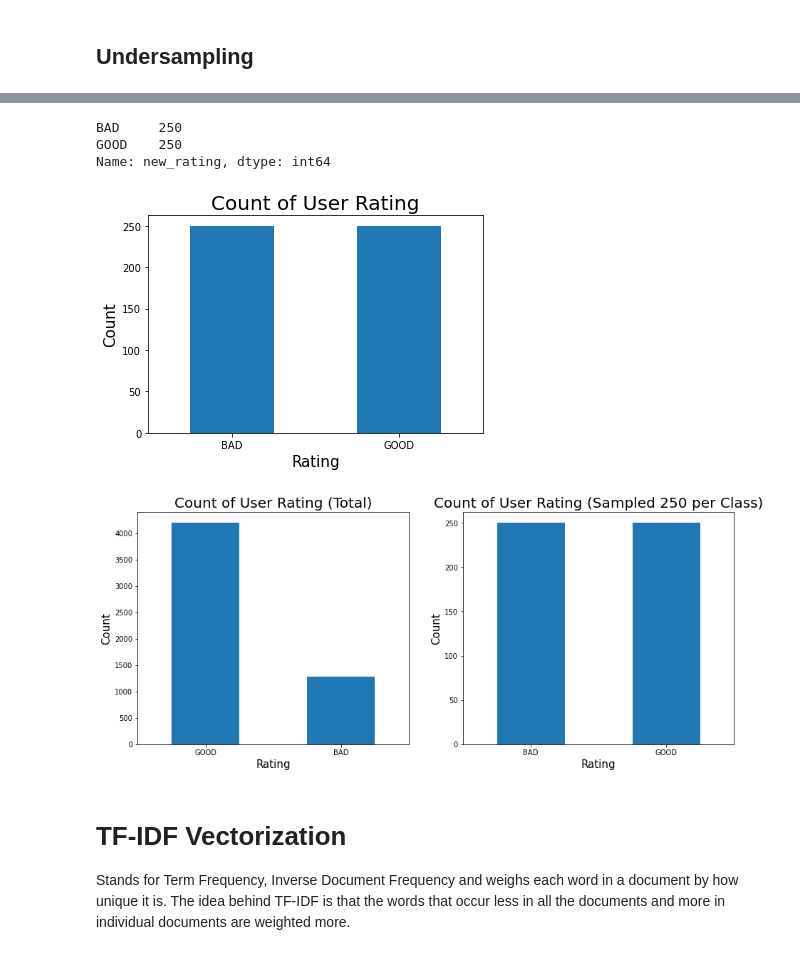
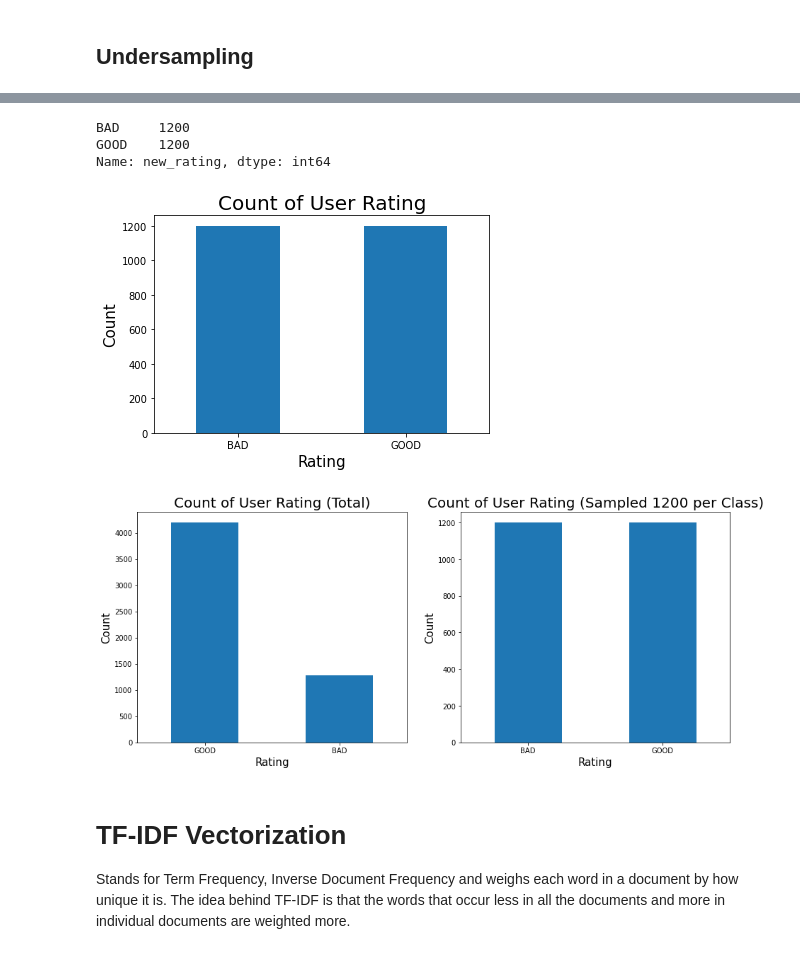
Before and after one commit to ttam37/dsc-capstone-project-v2-onl01-dtsc-ft-052620, a Jupyter notebook: sentiment_analysis_model_2.ipynb, the cells around one changed output, grey strips where cells are left out. Drawn from its saved outputs; the diff is of its cells as text; code cells hidden in the pictures.

```diff
--- a/sentiment_analysis_model_2.ipynb
+++ b/sentiment_analysis_model_2.ipynb
@@ -87,6 +101,6 @@ def undersampling(dataframe, column, list_user_rating, samples):
         df = df.append(sample)
     return df
 # %%
-undersampled_df =undersampling(final_df, 'new_rating', final_df['new_rating'].unique(), 250)
+undersampled_df =undersampling(final_df, 'new_rating', final_df['new_rating'].unique(), 1200)
 undersampled_df.shape
 # %% [output]
@@ -103,8 +117,8 @@ undersampled_df.head()
 # %%
 undersampled_df['new_rating'].value_counts()
 # %% [output]
-BAD     250
-GOOD    250
+BAD     1200
+GOOD    1200
 Name: new_rating, dtype: int64
 # %%
 # plt.figure(figsize=(20,10))
@@ -116,27 +130,27 @@ plt.xticks(fontsize=10)
 plt.ylabel('Count',fontsize=15)
 plt.yticks(fontsize=10);
 # %% [output]
-[figure, old version]
+[figure, new version]
 # %%
 plt.subplot(1,2,1)
 final_df['new_rating'].value_counts().plot.bar(rot=0, figsize=(15,6))
 plt.title('Count of User Rating (Total)',fontsize=20)
 plt.xlabel('Rating',fontsize=15)
 plt.xticks(fontsize=10)
 plt.ylabel('Count',fontsize=15)
 plt.yticks(fontsize=10)
 
 plt.subplot(1,2,2)
 undersampled_df['new_rating'].value_counts().plot.bar(rot=0, figsize=(15,6))
-plt.title('Count of User Rating (Sampled 250 per Class)',fontsize=20)
+plt.title('Count of User Rating (Sampled 1200 per Class)',fontsize=20)
 plt.xlabel('Rating',fontsize=15)
 plt.xticks(fontsize=10)
 plt.ylabel('Count',fontsize=15)
 plt.yticks(fontsize=10)
 
 plt.savefig('images/count_of_user_rating_undersampled.png');
 # %% [output]
-[figure, old version]
+[figure, new version]
 # %% [markdown]
 # TF-IDF Vectorization
 
```
Also changed, not shown: parts of 33 cells of this notebook, 2 other files.
